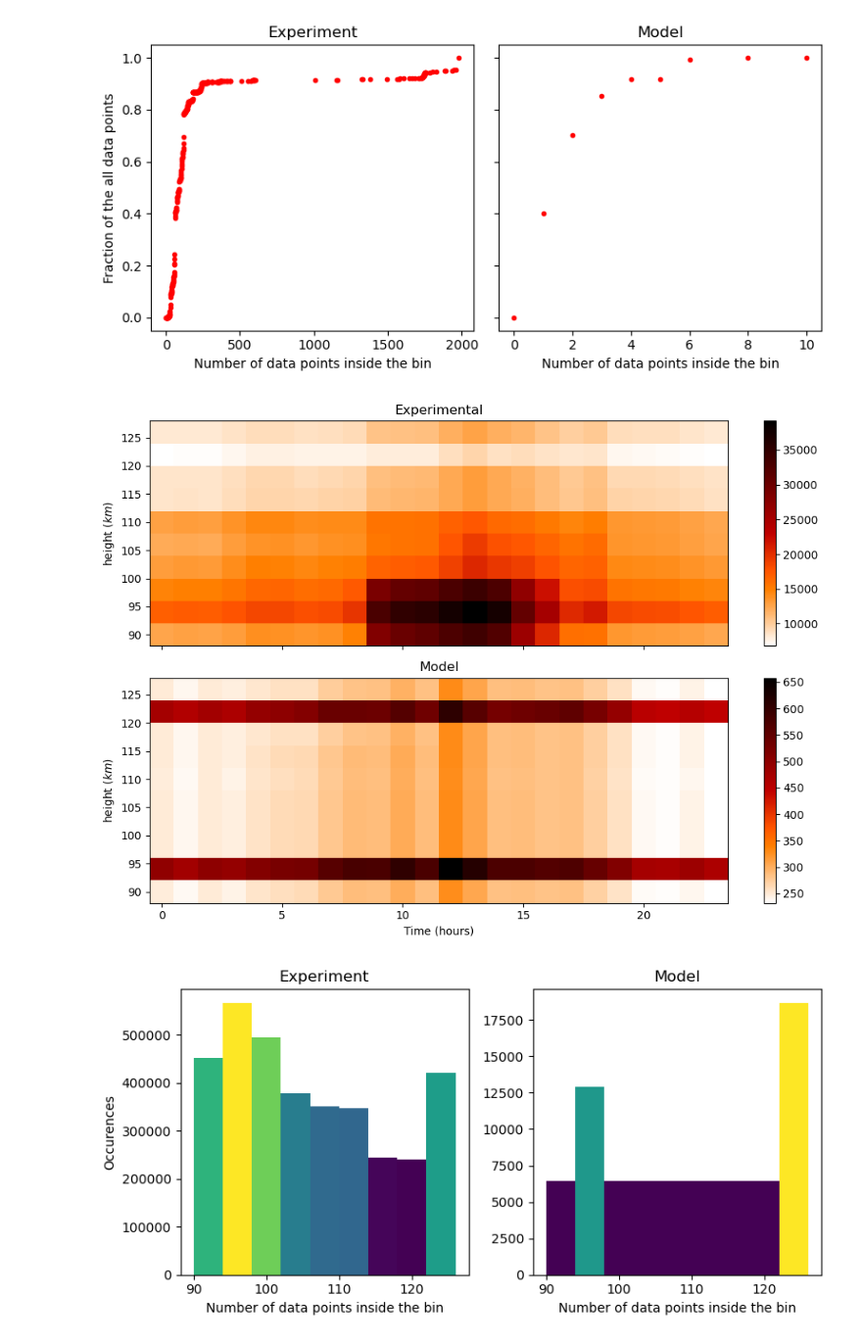
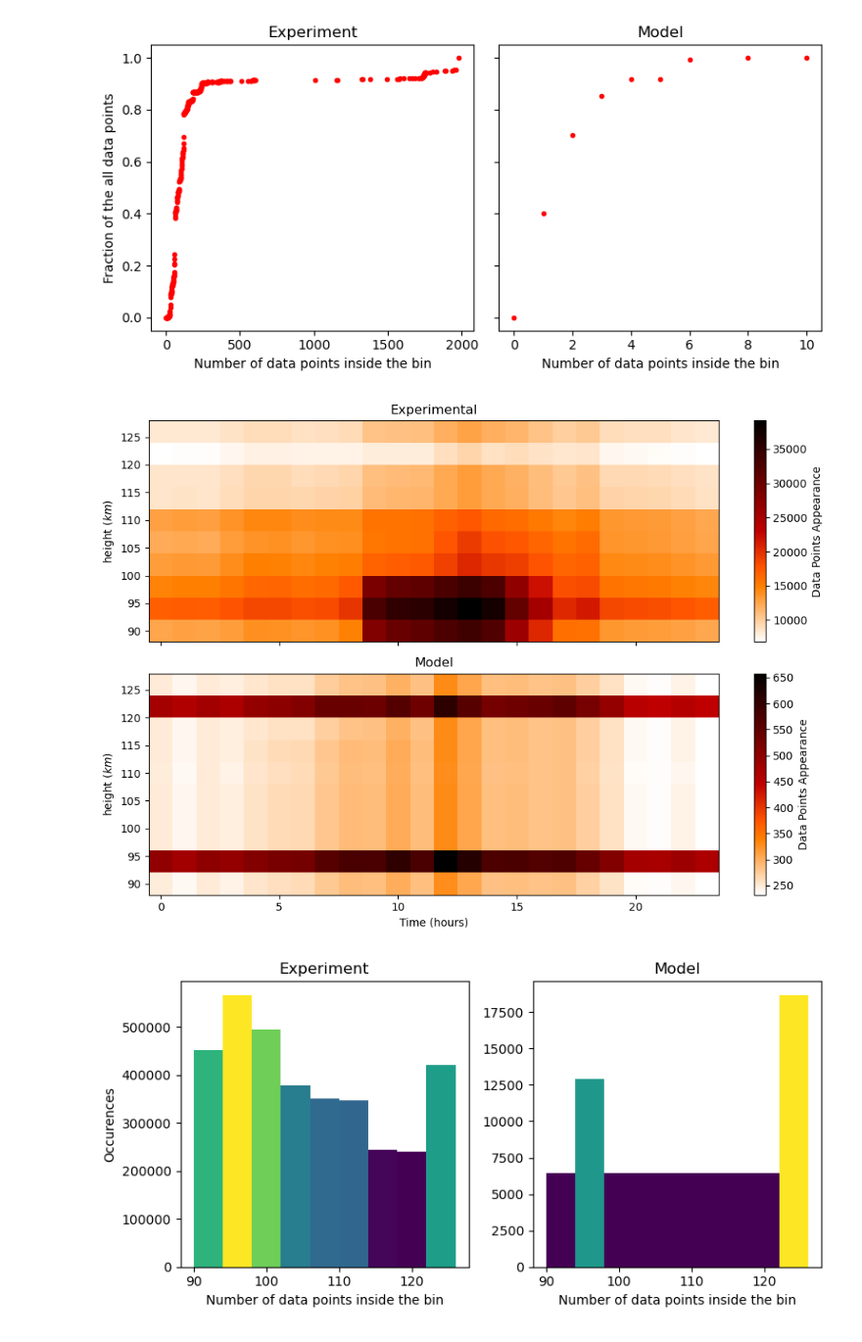
Before and after one commit to remy-guillermin/WACCM-Analysis, a Jupyter notebook: Scripts/Data-Analysis/Data_points.ipynb, the cells around one changed output. Shown at 98% size. Drawn from its saved outputs; the diff is of its cells as text; code cells hidden in the pictures.

```diff
--- a/Scripts/Data-Analysis/Data_points.ipynb
+++ b/Scripts/Data-Analysis/Data_points.ipynb
@@ -119,25 +119,27 @@ plt.show()
 # %%
 exp_grid = np.sum(exp_data_points.reshape(-1, shape), axis=0).reshape(len(H_bins), len(time_bins))
 model_grid = np.sum(model_data_points.reshape(-1, shape), axis=0).reshape(len(H_bins), len(time_bins))
 
 X, Y = np.meshgrid(time_bins, H_bins)
 
 fig, axs = plt.subplots(2, figsize=(10,7), sharex = True)
 
 mesh = axs[0].pcolormesh(X, Y, exp_grid, cmap = 'gist_heat_r')
 cbar = fig.colorbar(mesh, ax=axs[0])
+cbar.set_label("Data Points Appearance")
 axs[0].set_title('Experimental')
 axs[0].set_ylabel(r'height ($km$)')
 mesh = axs[1].pcolormesh(X, Y, model_grid, cmap = 'gist_heat_r')
 cbar = fig.colorbar(mesh, ax=axs[1])
+cbar.set_label("Data Points Appearance")
 axs[1].set_title('Model')
 axs[1].set_xlabel(r'Time (hours)')
 axs[1].set_ylabel(r'height ($km$)')
 plt.tight_layout()
 plt.savefig(f'../../Output/Figures/{type}/Data-Point-Density-Sum.png')
 plt.show()
 # %% [output]
-[figure, old version]
+[figure, new version]
 # %%
 counts_exp_dp = np.sum(np.sum(exp_data_points.reshape(-1, shape), axis=0).reshape(len(H_bins), len(time_bins)), axis = 1)
 counts_model_dp = np.sum(np.sum(model_data_points.reshape(-1, shape), axis=0).reshape(len(H_bins), len(time_bins)), axis = 1)
```
Also changed, not shown: 5 other files.
